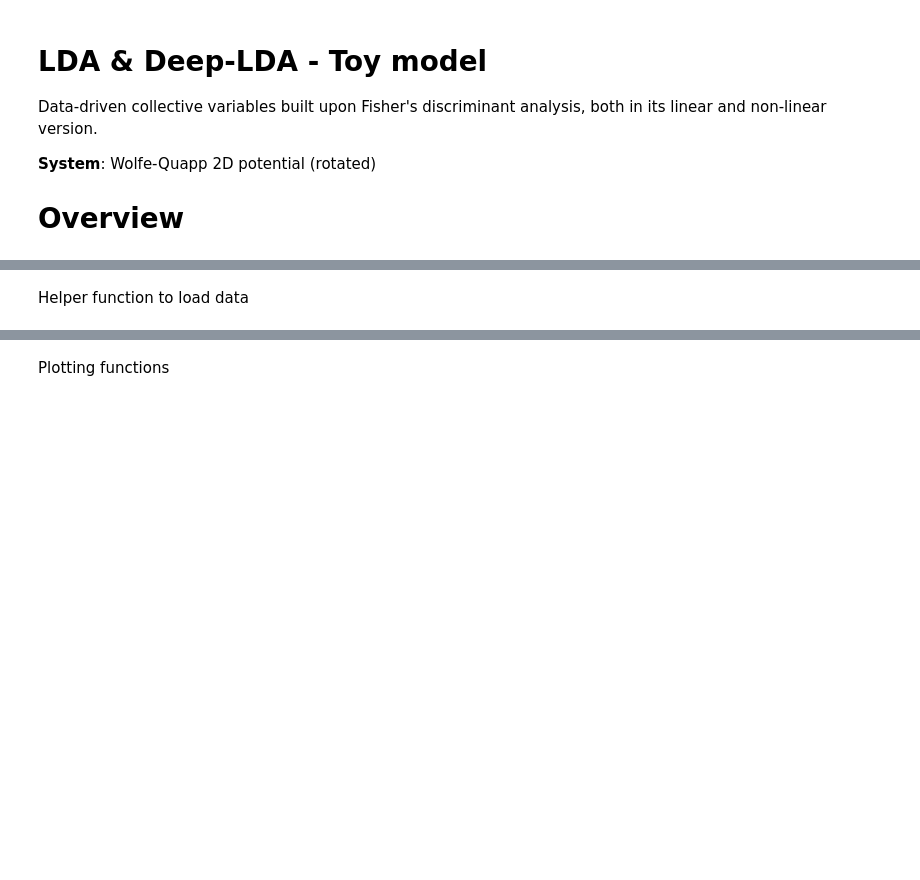
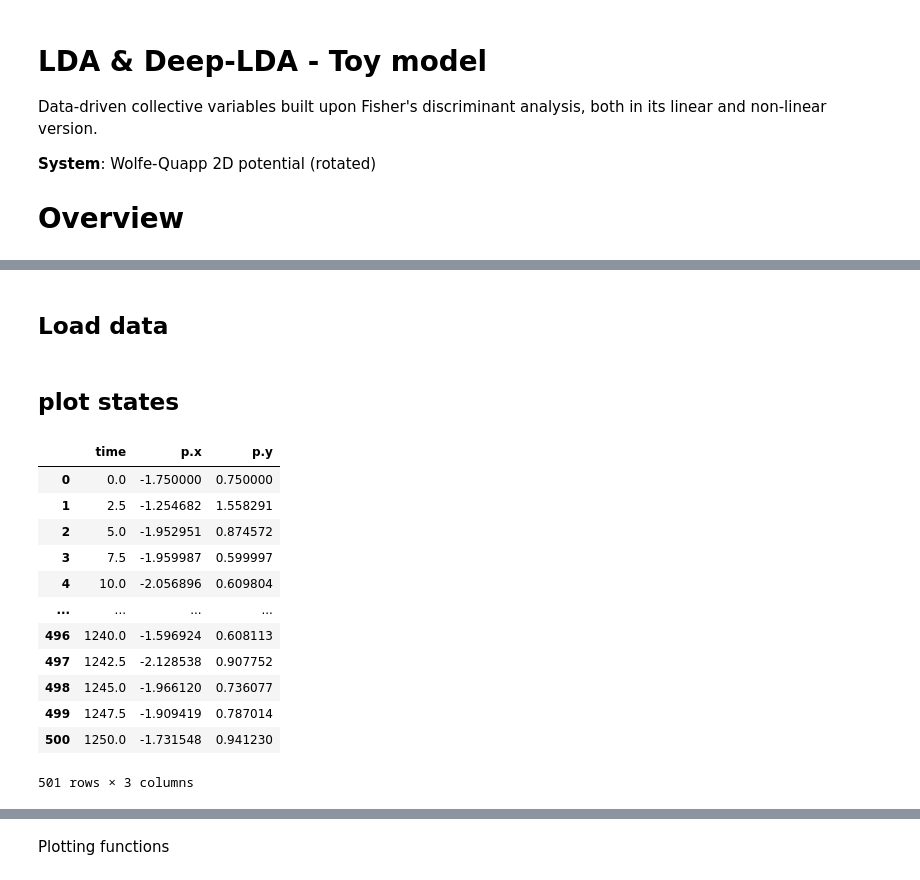
Before and after one commit to thangckt/note_md, a Jupyter notebook: notebook/free_energy/mlcvs/1_2d_model_discriminant.ipynb, the cells around one changed output, grey strips where cells are left out. Drawn from its saved outputs; the diff is of its cells as text; code cells hidden in the pictures; blank space fills up the shorter version.

```diff
--- a/notebook/free_energy/mlcvs/1_2d_model_discriminant.ipynb
+++ b/notebook/free_energy/mlcvs/1_2d_model_discriminant.ipynb
@@ -38,6 +37,6 @@ for file in files:
     r = requests.get(url)
     with open(file, 'wb') as f:
         f.write(r.content)
-# %% [markdown]
-Helper function to load data
+# %% [markdown]
+## Load data
 # %%
@@ -73,0 +68,18 @@ def load_dataset_2d_model():
+# %% [markdown]
+## plot states
+# %%
+dataA
+# %% [output]
+|  | time | p.x | p.y |
+| 0 | 0.0 | -1.750000 | 0.750000 |
+| 1 | 2.5 | -1.254682 | 1.558291 |
+| 2 | 5.0 | -1.952951 | 0.874572 |
+| 3 | 7.5 | -1.959987 | 0.599997 |
+| 4 | 10.0 | -2.056896 | 0.609804 |
+| ... | ... | ... | ... |
+| 496 | 1240.0 | -1.596924 | 0.608113 |
+| 497 | 1242.5 | -2.128538 | 0.907752 |
+| 498 | 1245.0 | -1.966120 | 0.736077 |
+| 499 | 1247.5 | -1.909419 | 0.787014 |
+| 500 | 1250.0 | -1.731548 | 0.941230 |
+501 rows × 3 columns
```
Also changed, not shown: parts of 25 cells of this notebook, 1 other file.
